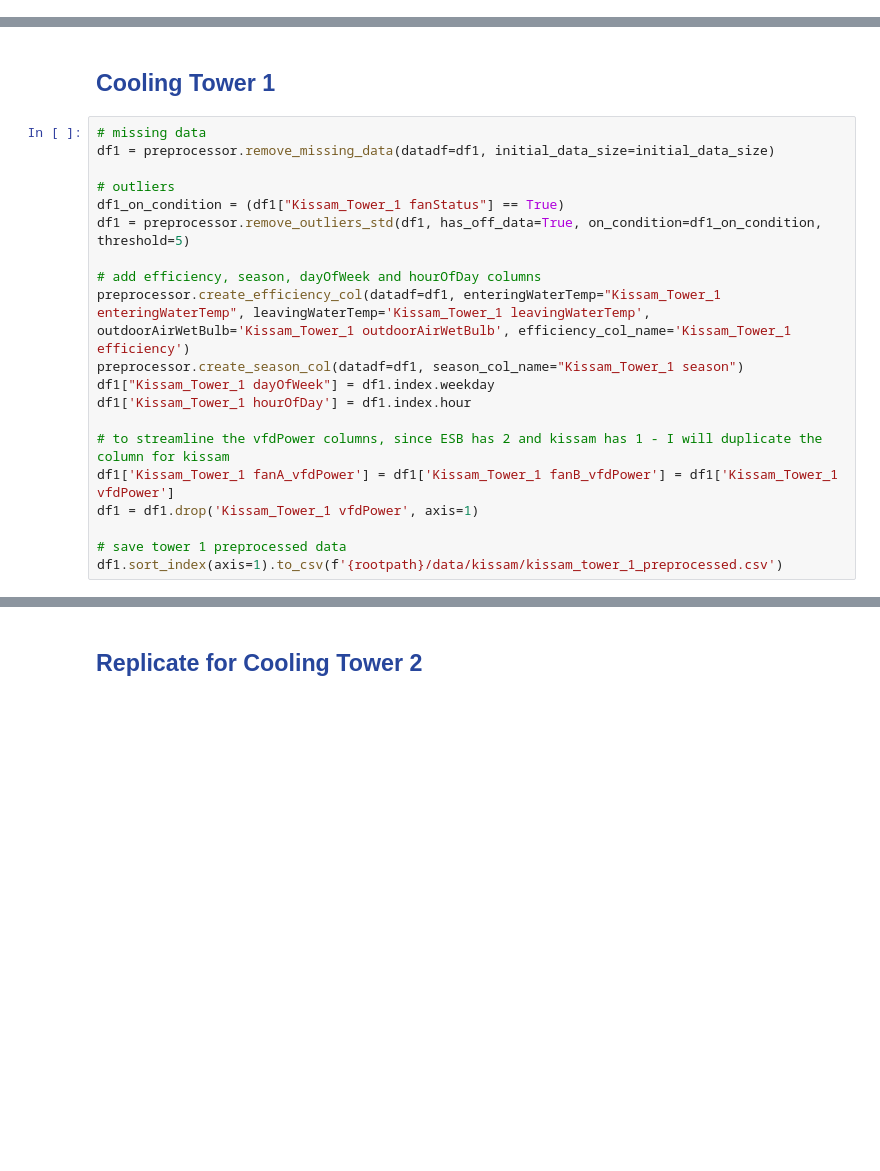
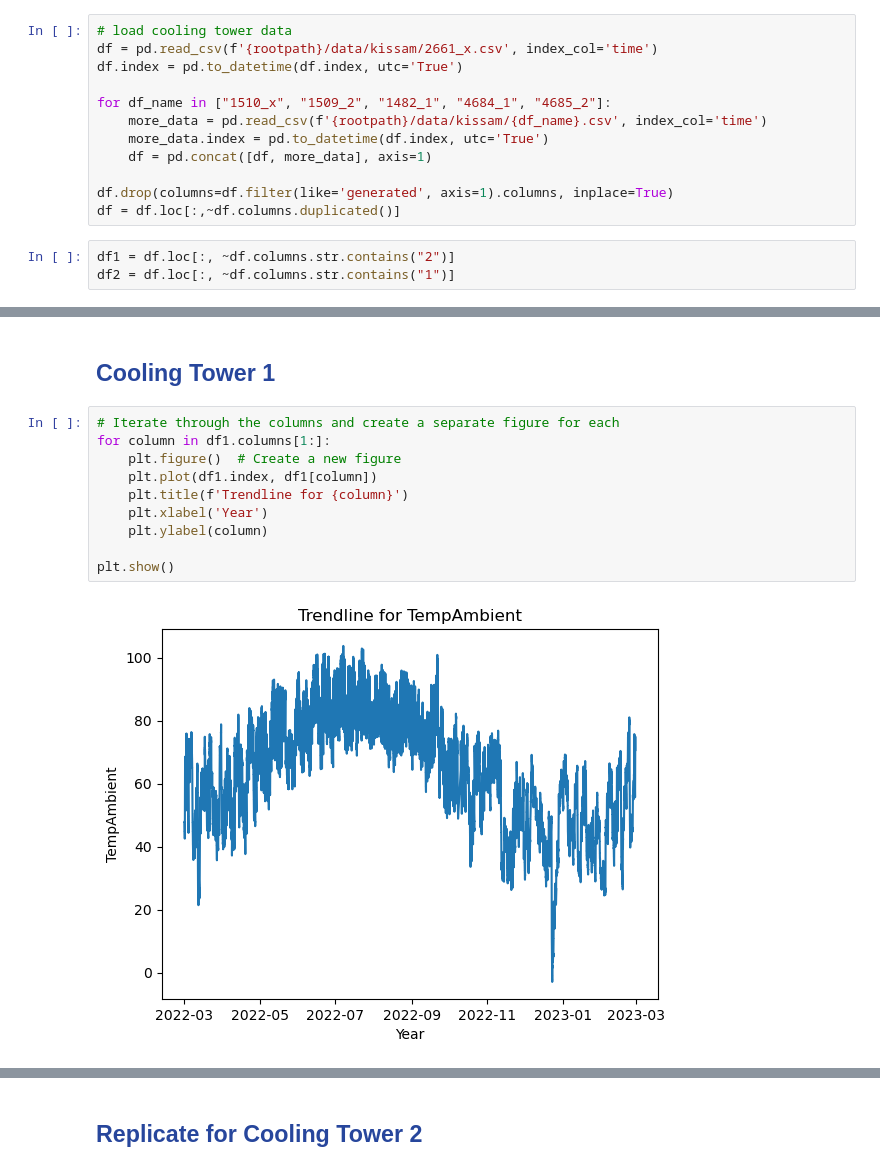
Before and after one commit to MACS-Research-Lab/Transfer-Learning-for-BES-Energy-Forecasting, a Jupyter notebook: preprocessing/kissam_preprocessing.ipynb, the cells around one changed output, grey strips where cells are left out. Drawn from its saved outputs; the diff is of its cells as text; blank space fills up the shorter version.

```diff
--- a/preprocessing/kissam_preprocessing.ipynb
+++ b/preprocessing/kissam_preprocessing.ipynb
@@ -16,0 +13,15 @@ initial_data_size = df.shape[0]
+# %%
+# load cooling tower data
+df = pd.read_csv(f'{rootpath}/data/kissam/2661_x.csv', index_col='time')
+df.index = pd.to_datetime(df.index, utc='True')
+
+for df_name in ["1510_x", "1509_2", "1482_1", "4684_1", "4685_2"]:
+    more_data = pd.read_csv(f'{rootpath}/data/kissam/{df_name}.csv', index_col='time')
+    more_data.index = pd.to_datetime(df.index, utc='True')
+    df = pd.concat([df, more_data], axis=1)
+
+df.drop(columns=df.filter(like='generated', axis=1).columns, inplace=True)
+df = df.loc[:,~df.columns.duplicated()]
+# %%
+df1 = df.loc[:, ~df.columns.str.contains("2")]
+df2 = df.loc[:, ~df.columns.str.contains("1")]
@@ -50,22 +74,14 @@ df2.columns = ['Kissam_Tower_2 ' + col if not col.startswith('Kissam_Tower_2') e
 # %% [markdown]
 <h2 style="color:#27469c">Cooling Tower 1</h2>
-# %%
-# missing data
-df1 = preprocessor.remove_missing_data(datadf=df1, initial_data_size=initial_data_size)
-
-# outliers
-df1_on_condition = (df1["Kissam_Tower_1 fanStatus"] == True)
-df1 = preprocessor.remove_outliers_std(df1, has_off_data=True, on_condition=df1_on_condition, threshold=5)
-
-# add efficiency, season, dayOfWeek and hourOfDay columns
-preprocessor.create_efficiency_col(datadf=df1, enteringWaterTemp="Kissam_Tower_1 enteringWaterTemp", leavingWaterTemp='Kissam_Tower_1 leavingWaterTemp', outdoorAirWetBulb='Kissam_Tower_1 outdoorAirWetBulb', efficiency_col_name='Kissam_Tower_1 efficiency')
-preprocessor.create_season_col(datadf=df1, season_col_name="Kissam_Tower_1 season")
-df1["Kissam_Tower_1 dayOfWeek"] = df1.index.weekday
-df1['Kissam_Tower_1 hourOfDay'] = df1.index.hour
-
-# to streamline the vfdPower columns, since ESB has 2 and kissam has 1 - I will duplicate the column for kissam
-df1['Kissam_Tower_1 fanA_vfdPower'] = df1['Kissam_Tower_1 fanB_vfdPower'] = df1['Kissam_Tower_1 vfdPower']
-df1 = df1.drop('Kissam_Tower_1 vfdPower', axis=1)
-
-# save tower 1 preprocessed data
-df1.sort_index(axis=1).to_csv(f'{rootpath}/data/kissam/kissam_tower_1_preprocessed.csv')
+# %%
+# Iterate through the columns and create a separate figure for each
+for column in df1.columns[1:]:
+    plt.figure()  # Create a new figure
+    plt.plot(df1.index, df1[column])
+    plt.title(f'Trendline for {column}')
+    plt.xlabel('Year')
+    plt.ylabel(column)
+
+plt.show()
+# %% [output]
+[figure, added]
```
Also changed, not shown: parts of 11 cells of this notebook, 22 other files.
